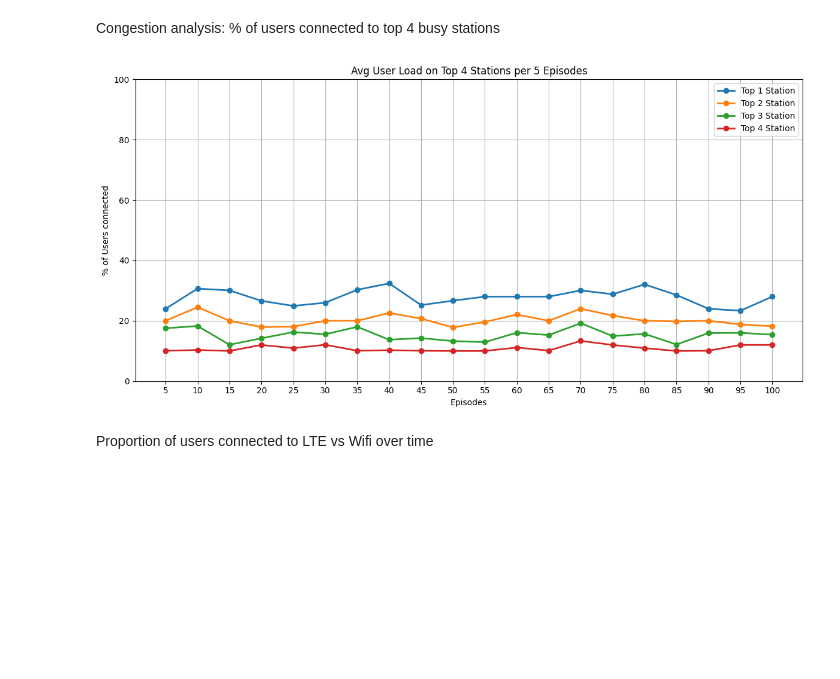
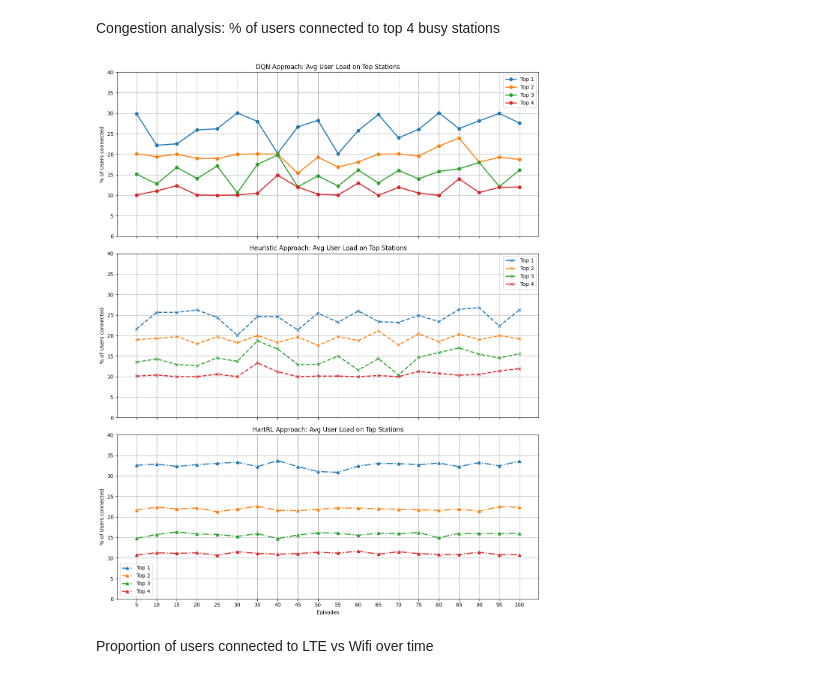
Before and after one commit to AlvaroSolana/DQN_RAT_Selection, a Jupyter notebook: test.ipynb, the cells around one changed output. Cells and saved outputs as stored; diff of their text form; code cells hidden in the pictures; blank space fills up the shorter version.

```diff
--- a/test.ipynb
+++ b/test.ipynb
@@ -207,0 +81,2 @@ APs chosen : Counter({8: 3134, 5: 2978, 7: 2765, 6: 2654, 9: 2648, 4: 2522, 12:
+# %%
+p_vectors = run_Hart_RL(rat_env, n_steps, sim_steps=300)
@@ -207,0 +85,3 @@ APs chosen : Counter({8: 3134, 5: 2978, 7: 2765, 6: 2654, 9: 2648, 4: 2522, 12:
+# %%
+hart_rewards,hart_actions = evaluate_hart_rl(p_vectors, rat_env, n_episodes)
+print_stats(hart_rewards, hart_actions, n_users)
@@ -313,64 +206,83 @@ Congestion analysis: % of users connected to top 4 busy stations
 # %%
 import matplotlib.pyplot as plt
 import numpy as np
 from collections import Counter
 
-def plot_station_load(actions, n_steps, max_episodes=None, k=1, top_k=4):
+def plot_station_load(actions, h_actions, hart_actions, n_steps, max_episodes=None, k=1, top_k=4):
     n_users = rat_env.n_users
     n_timesteps = len(actions)
     total_episodes = n_timesteps // n_steps
     n_episodes = min(max_episodes or total_episodes, total_episodes)
 
     grouped_episode_count = n_episodes // k
-    top_k_percentages = [[] for _ in range(top_k)]
 
-    for group in range(grouped_episode_count):
-        group_top_k = [[] for _ in range(top_k)]
+    def compute_top_k_percentages(action_seq):
+        top_k_percentages = [[] for _ in range(top_k)]
+        for group in range(grouped_episode_count):
+            group_top_k = [[] for _ in range(top_k)]
+            for ep in range(group * k, (group + 1) * k):
+                ep_start = ep * n_steps
+                ep_end = (ep + 1) * n_steps
+                for t in range(ep_start, ep_end):
+                    station_counts = Counter(a.item() for a in action_seq[t])
+                    top_k_counts = station_counts.most_common(top_k)
+                    for i in range(top_k):
+                        if i < len(top_k_counts):
+                            percent = (top_k_counts[i][1] / n_users) * 100
+                        else:
+                            percent = 0.0
+                        group_top_k[i].append(percent)
+            for i in range(top_k):
+                top_k_percentages[i].append(np.mean(group_top_k[i]))
+        return top_k_percentages
 
-        for ep in range(group * k, (group + 1) * k):
-            ep_start = ep * n_steps
-            ep_end = (ep + 1) * n_steps
-
-            for t in range(ep_start, ep_end):
-                station_counts = Counter(a.item() for a in actions[t])
-                top_k_counts = station_counts.most_common(top_k)
-
-                for i in range(top_k):
-                    if i < len(top_k_counts):
-                        percent = (top_k_counts[i][1] / n_users) * 100
-                    else:
-                        percent = 0.0
-                    group_top_k[i].append(percent)
-
-        for i in range(top_k):
-            top_k_percentages[i].append(np.mean(group_top_k[i]))
+    # Compute top-k usage
+    dqn_top_k = compute_top_k_percentages(actions)
+    heuristic_top_k = compute_top_k_percentages(h_actions)
+    hart_top_k = compute_top_k_percentages(hart_actions)
 
     x_vals = [(i + 1) * k for i in range(grouped_episode_count)]
     colors = plt.cm.tab10.colors
 
-    plt.figure(figsize=(12, 6))
+    # Prepare 3 subplots
+    fig, axes = plt.subplots(3, 1, figsize=(12, 15), sharex=True)
 
+    # ---Plot DQN---
     for i in range(top_k):
-        usage = top_k_percentages[i]
-        avg = np.mean(usage)
-        std = np.std(usage)
+        axes[0].plot(x_vals, dqn_top_k[i], marker='o', linewidth=2, color=colors[i % len(colors)], label=f'Top {i+1}')
+    axes[0].set_title('DQN Approach: Avg User Load on Top Stations')
+    axes[0].set_ylabel('% of Users connected')
+    axes[0].set_ylim(0, 40)
+    axes[0].grid(True)
+    axes[0].legend()
 
-        plt.plot(x_vals, usage, marker='o', linewidth=2, color=colors[i % len(colors)], label=f'Top {i+1} Station')
+    # ---Plot Heuristic---
+    for i in range(top_k):
+        axes[1].plot(x_vals, heuristic_top_k[i], marker='x', linestyle='--', linewidth=2, color=colors[i % len(colors)], label=f'Top {i+1}')
+    axes[1].set_title('Heuristic Approach: Avg User Load on Top Stations')
+    axes[1].set_ylabel('% of Users connected')
+    axes[1].set_ylim(0, 40)
+    axes[1].grid(True)
+    axes[1].legend()
 
-    plt.xlabel('Episodes')
+    # ---Plot HartRL---
+    for i in range(top_k):
+        axes[2].plot(x_vals, hart_top_k[i], marker='^', linestyle='-.', linewidth=2, color=colors[i % len(colors)], label=f'Top {i+1}')
+    axes[2].set_title('HartRL Approach: Avg User Load on Top Stations')
+    axes[2].set_xlabel('Episodes')
+    axes[2].set_ylabel('% of Users connected')
+    axes[2].set_ylim(0, 40)
+    axes[2].grid(True)
+    axes[2].legend()
+
     plt.xticks(x_vals)
-    plt.ylabel('% of Users connected')
-    plt.title(f'Avg User Load on Top {top_k} Stations per {k} Episodes')
-    plt.ylim(0, 100)
-    plt.grid(True)
-    plt.legend()
     plt.tight_layout()
     plt.show()
 
-
-plot_station_load(actions, n_steps, max_episodes=100, k=5, top_k=4)
+#Example usage
+plot_station_load(actions, h_actions, hart_actions, n_steps, max_episodes=100, k=5, top_k=4)
 # %% [output]
-[figure, old version]
+[figure, new version]
 # %% [markdown]
 Proportion of users connected to LTE vs Wifi over time
 # %%
```
Also changed, not shown: parts of 21 cells of this notebook, 26 other files.
